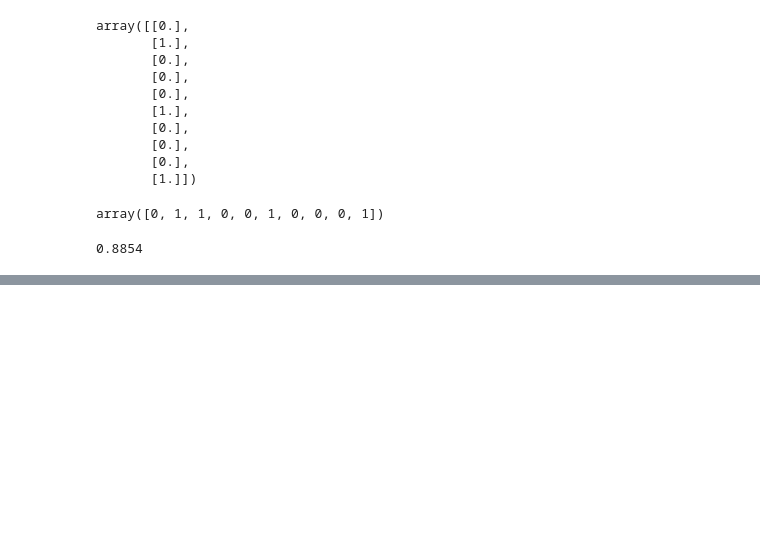
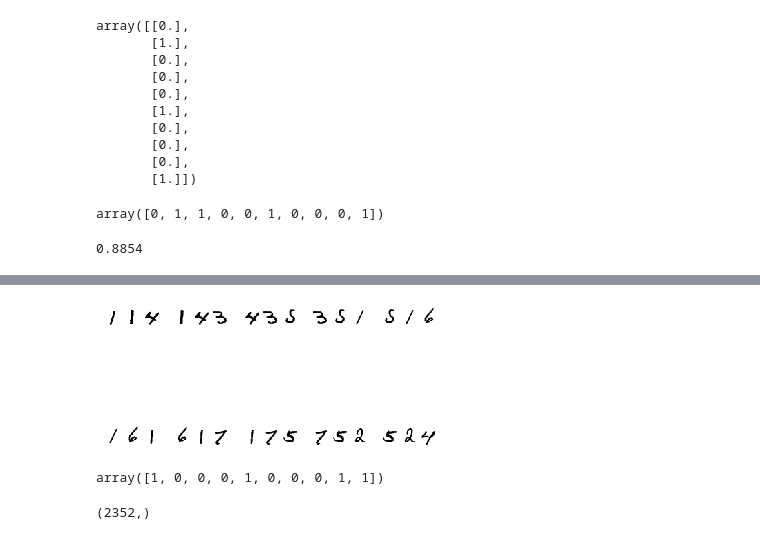
Before and after one commit to Lpshkn/MachineLearningPractice, a Jupyter notebook: Neural Network.ipynb, the cells around one changed output, grey strips where cells are left out. Cells and saved outputs as stored; diff of their text form; code cells hidden in the pictures; blank space fills up the shorter version.

```diff
--- a/Neural Network.ipynb
+++ b/Neural Network.ipynb
@@ -631,0 +641,19 @@ accuracy_score(y_test_even[:5000], y_pred)
+# %%
+def make_dataset(X, y, n_samples=50000, count_numbers=3):
+    indexes = np.random.randint(0, len(X), size=n_samples)
+    _X = X[indexes]
+    _y = y[indexes]
+    X_out = []
+    y_out = []
+    for i in range(n_samples):
+        if i + count_numbers-1 > len(_X)-1:
+            break
+        numbers = _X[i:i+count_numbers]
+        target = _y[i+count_numbers-1]
+        sample = np.concatenate(numbers, axis=1)
+        X_out.append(sample)
+        y_out.append(int(target % 2 == 0))
+
+    X_out = np.array(X_out)
+    y_out = np.array(y_out)
+    return X_out, y_out
@@ -631,0 +664,14 @@ accuracy_score(y_test_even[:5000], y_pred)
+# %%
+X3_train, y3_train = make_dataset(X_train, y_train)
+# %%
+draw_image(X3_train[:10])
+# %% [output]
+[figure, added]
+# %%
+y3_train[:10]
+# %% [output]
+array([1, 0, 0, 0, 1, 0, 0, 0, 1, 1])
+# %%
+X3_train[0].ravel().shape
+# %% [output]
+(2352,)
```
Also changed, not shown: parts of 10 cells of this notebook.
